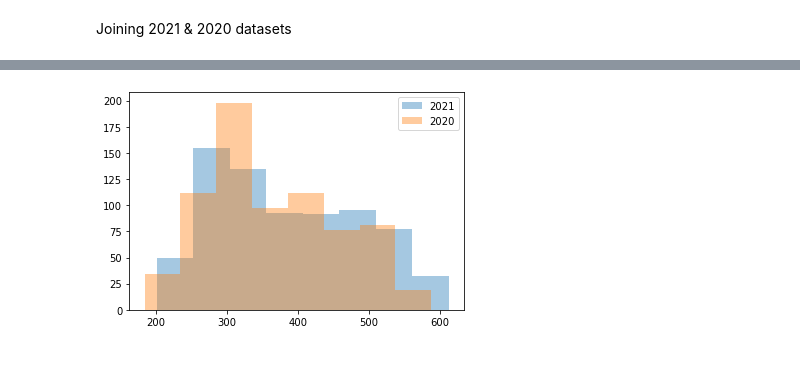
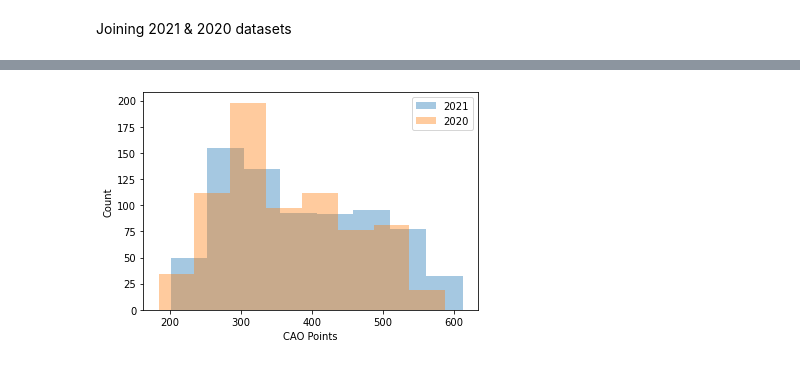
Before and after one commit to BTunney92/FODA---Project, a Jupyter notebook: cao.ipynb, the cells around one changed output, grey strips where cells are left out. Drawn from its saved outputs; the diff is of its cells as text; code cells hidden in the pictures.

Commit message:
Plotting & 20/19 cleanup

```diff
--- a/cao.ipynb
+++ b/cao.ipynb
@@ -149,7 +185,9 @@ data21_20 = pd.read_csv('df21_20.csv') # reading in csv file
 # %%
 plt.hist(data=data21_20, x = 'Points_21', bins = 8, alpha = 0.4, label = "2021")
 plt.hist(data=data21_20, x = 'Points_20', bins =8, alpha = 0.4, label = '2020')
 plt.legend()
+plt.ylabel("Count")
+plt.xlabel("CAO Points")
 plt.show()
 # %% [output]
-[figure, old version]
+[figure, new version]
```
Also changed, not shown: parts of 11 cells of this notebook, 3 other files.
